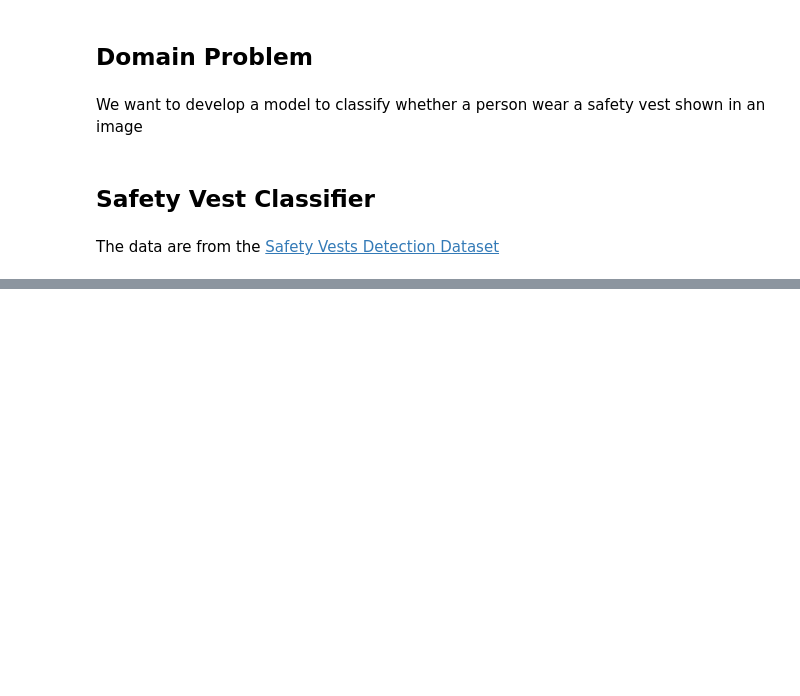
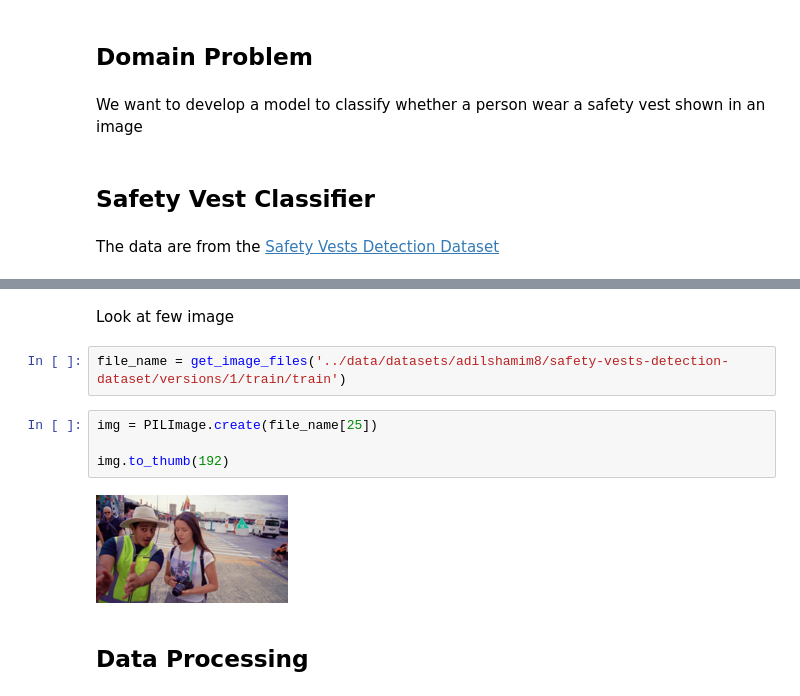
Before and after one commit to TheCong07/data-5100-foundations-of-data-science, a Jupyter notebook: classification/code/safety_vest_classification.ipynb, the cells around one changed output, grey strips where cells are left out. Drawn from its saved outputs; the diff is of its cells as text; blank space fills up the shorter version.

```diff
--- a/classification/code/safety_vest_classification.ipynb
+++ b/classification/code/safety_vest_classification.ipynb
@@ -26,0 +27,12 @@ Path to dataset files: /Users/congho/.cache/kagglehub/datasets/adilshamim8/safet
+# %% [markdown]
+Look at few image
+# %%
+file_name = get_image_files('../data/datasets/adilshamim8/safety-vests-detection-dataset/versions/1/train/train')
+# %%
+img = PILImage.create(file_name[25])
+
+img.to_thumb(192)
+# %% [output]
+[figure, added]
+# %% [markdown]
+## Data Processing
```
Also changed, not shown: parts of 1 cell of this notebook.
